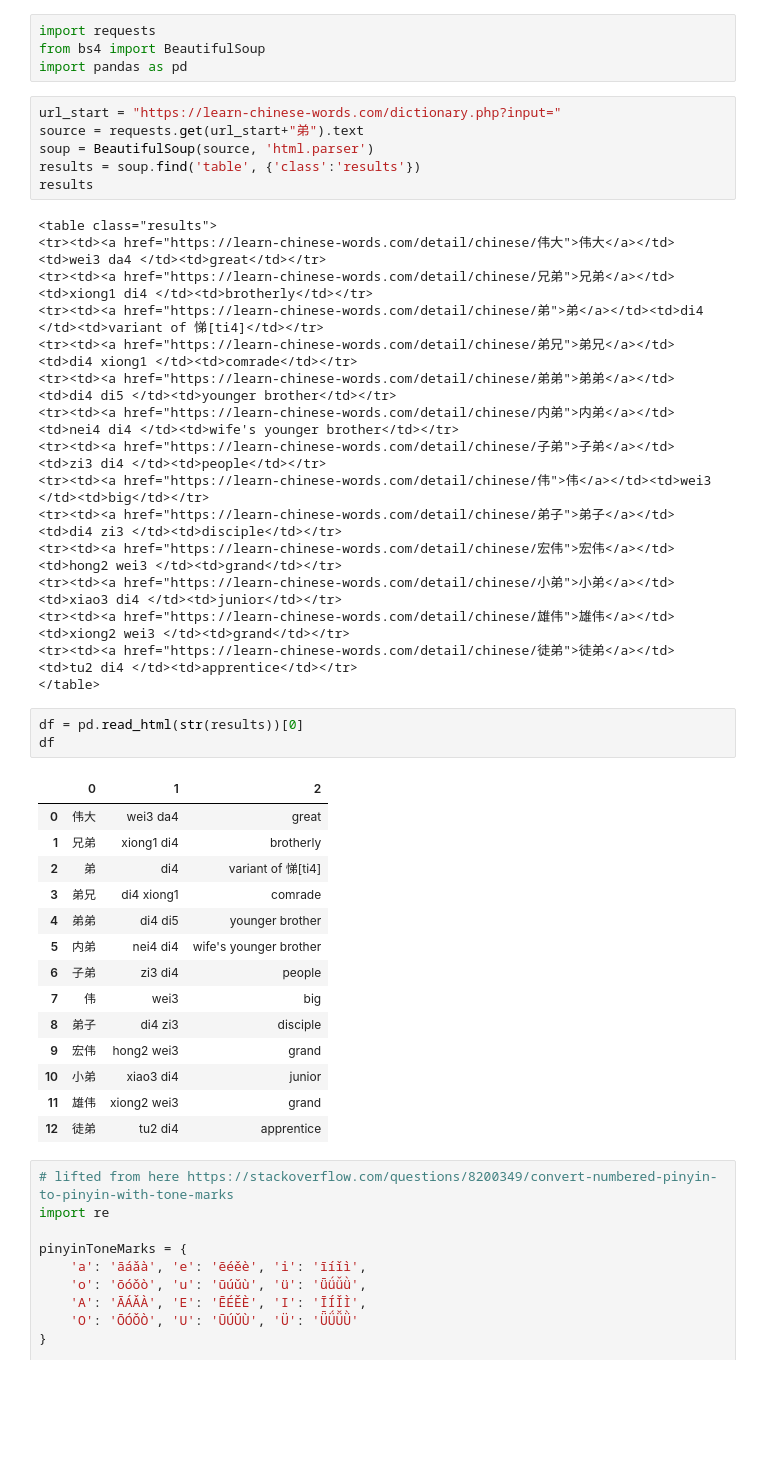
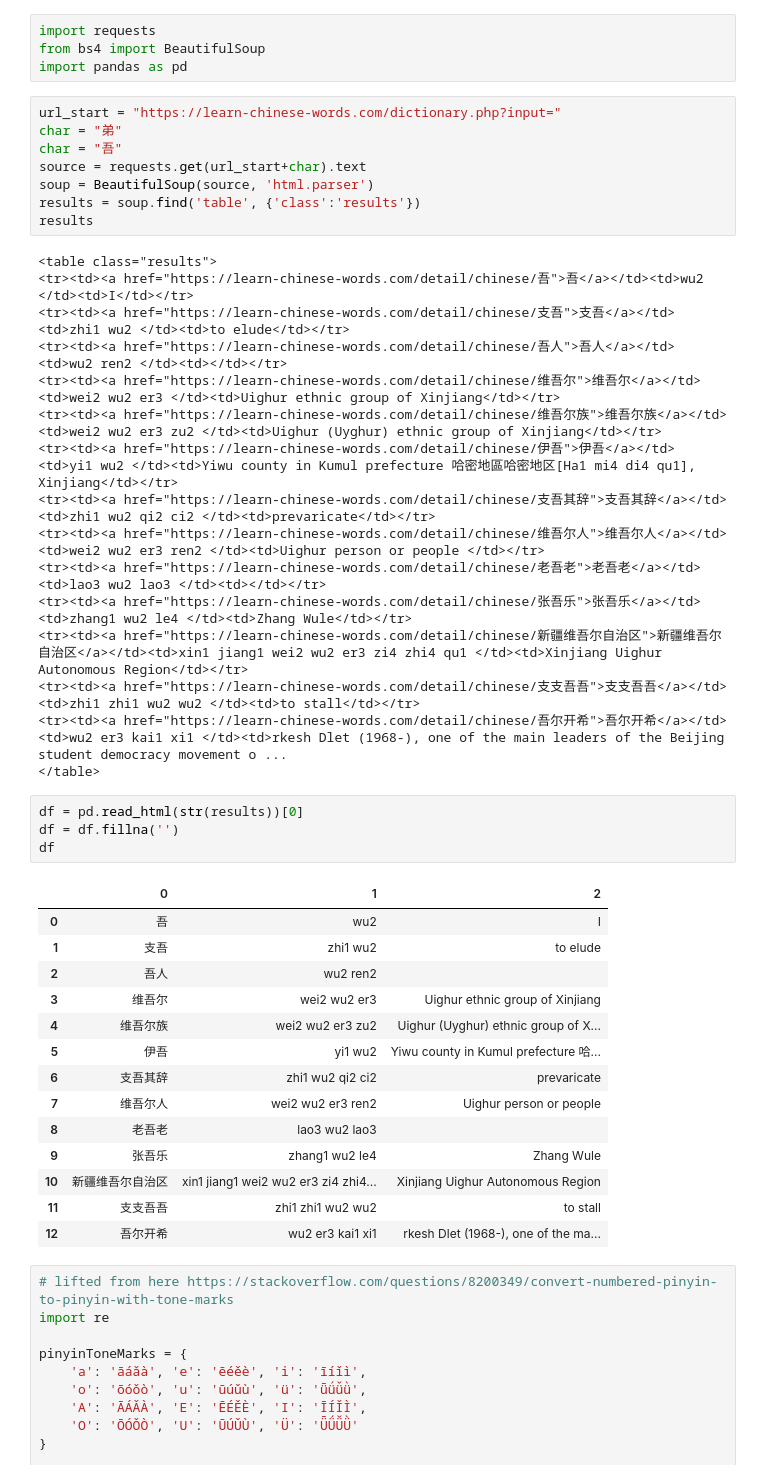
Before and after one commit to Tclack88/misc-analysis, a Jupyter notebook: mandarin_frequency_analysis/pinyin_conversion.ipynb, the cells around one changed output. Saved outputs shown, nothing was run; the diff lists cells and outputs as text; blank space fills up the shorter version.

```diff
--- a/mandarin_frequency_analysis/pinyin_conversion.ipynb
+++ b/mandarin_frequency_analysis/pinyin_conversion.ipynb
@@ -8,44 +8,47 @@ from bs4 import BeautifulSoup
 import pandas as pd
 # %%
 url_start = "https://learn-chinese-words.com/dictionary.php?input="
-source = requests.get(url_start+"弟").text
+char = "弟"
+char = "吾"
+source = requests.get(url_start+char).text
 soup = BeautifulSoup(source, 'html.parser')
 results = soup.find('table', {'class':'results'})
 results
 # %% [output]
 <table class="results">
-<tr><td><a href="https://learn-chinese-words.com/detail/chinese/伟大">伟大</a></td><td>wei3 da4 </td><td>great</td></tr>
-<tr><td><a href="https://learn-chinese-words.com/detail/chinese/兄弟">兄弟</a></td><td>xiong1 di4 </td><td>brotherly</td></tr>
-<tr><td><a href="https://learn-chinese-words.com/detail/chinese/弟">弟</a></td><td>di4 </td><td>variant of 悌[ti4]</td></tr>
-<tr><td><a href="https://learn-chinese-words.com/detail/chinese/弟兄">弟兄</a></td><td>di4 xiong1 </td><td>comrade</td></tr>
-<tr><td><a href="https://learn-chinese-words.com/detail/chinese/弟弟">弟弟</a></td><td>di4 di5 </td><td>younger brother</td></tr>
-<tr><td><a href="https://learn-chinese-words.com/detail/chinese/内弟">内弟</a></td><td>nei4 di4 </td><td>wife's younger brother</td></tr>
-<tr><td><a href="https://learn-chinese-words.com/detail/chinese/子弟">子弟</a></td><td>zi3 di4 </td><td>people</td></tr>
-<tr><td><a href="https://learn-chinese-words.com/detail/chinese/伟">伟</a></td><td>wei3 </td><td>big</td></tr>
-<tr><td><a href="https://learn-chinese-words.com/detail/chinese/弟子">弟子</a></td><td>di4 zi3 </td><td>disciple</td></tr>
-<tr><td><a href="https://learn-chinese-words.com/detail/chinese/宏伟">宏伟</a></td><td>hong2 wei3 </td><td>grand</td></tr>
-<tr><td><a href="https://learn-chinese-words.com/detail/chinese/小弟">小弟</a></td><td>xiao3 di4 </td><td>junior</td></tr>
-<tr><td><a href="https://learn-chinese-words.com/detail/chinese/雄伟">雄伟</a></td><td>xiong2 wei3 </td><td>grand</td></tr>
-<tr><td><a href="https://learn-chinese-words.com/detail/chinese/徒弟">徒弟</a></td><td>tu2 di4 </td><td>apprentice</td></tr>
+<tr><td><a href="https://learn-chinese-words.com/detail/chinese/吾">吾</a></td><td>wu2 </td><td>I</td></tr>
+<tr><td><a href="https://learn-chinese-words.com/detail/chinese/支吾">支吾</a></td><td>zhi1 wu2 </td><td>to elude</td></tr>
+<tr><td><a href="https://learn-chinese-words.com/detail/chinese/吾人">吾人</a></td><td>wu2 ren2 </td><td></td></tr>
+<tr><td><a href="https://learn-chinese-words.com/detail/chinese/维吾尔">维吾尔</a></td><td>wei2 wu2 er3 </td><td>Uighur ethnic group of Xinjiang</td></tr>
+<tr><td><a href="https://learn-chinese-words.com/detail/chinese/维吾尔族">维吾尔族</a></td><td>wei2 wu2 er3 zu2 </td><td>Uighur (Uyghur) ethnic group of Xinjiang</td></tr>
+<tr><td><a href="https://learn-chinese-words.com/detail/chinese/伊吾">伊吾</a></td><td>yi1 wu2 </td><td>Yiwu county in Kumul prefecture 哈密地區哈密地区[Ha1 mi4 di4 qu1], Xinjiang</td></tr>
+<tr><td><a href="https://learn-chinese-words.com/detail/chinese/支吾其辞">支吾其辞</a></td><td>zhi1 wu2 qi2 ci2 </td><td>prevaricate</td></tr>
+<tr><td><a href="https://learn-chinese-words.com/detail/chinese/维吾尔人">维吾尔人</a></td><td>wei2 wu2 er3 ren2 </td><td>Uighur person or people </td></tr>
+<tr><td><a href="https://learn-chinese-words.com/detail/chinese/老吾老">老吾老</a></td><td>lao3 wu2 lao3 </td><td></td></tr>
+<tr><td><a href="https://learn-chinese-words.com/detail/chinese/张吾乐">张吾乐</a></td><td>zhang1 wu2 le4 </td><td>Zhang Wule</td></tr>
+<tr><td><a href="https://learn-chinese-words.com/detail/chinese/新疆维吾尔自治区">新疆维吾尔自治区</a></td><td>xin1 jiang1 wei2 wu2 er3 zi4 zhi4 qu1 </td><td>Xinjiang Uighur Autonomous Region</td></tr>
+<tr><td><a href="https://learn-chinese-words.com/detail/chinese/支支吾吾">支支吾吾</a></td><td>zhi1 zhi1 wu2 wu2 </td><td>to stall</td></tr>
+<tr><td><a href="https://learn-chinese-words.com/detail/chinese/吾尔开希">吾尔开希</a></td><td>wu2 er3 kai1 xi1 </td><td>rkesh Dlet (1968-), one of the main leaders of the Beijing student democracy movement o ...
 </table>
 # %%
 df = pd.read_html(str(results))[0]
+df = df.fillna('')
 df
 # %% [output]
 |  | 0 | 1 | 2 |
-| 0 | 伟大 | wei3 da4 | great |
-| 1 | 兄弟 | xiong1 di4 | brotherly |
-| 2 | 弟 | di4 | variant of 悌[ti4] |
-| 3 | 弟兄 | di4 xiong1 | comrade |
-| 4 | 弟弟 | di4 di5 | younger brother |
-| 5 | 内弟 | nei4 di4 | wife's younger brother |
-| 6 | 子弟 | zi3 di4 | people |
-| 7 | 伟 | wei3 | big |
-| 8 | 弟子 | di4 zi3 | disciple |
-| 9 | 宏伟 | hong2 wei3 | grand |
-| 10 | 小弟 | xiao3 di4 | junior |
-| 11 | 雄伟 | xiong2 wei3 | grand |
-| 12 | 徒弟 | tu2 di4 | apprentice |
+| 0 | 吾 | wu2 | I |
+| 1 | 支吾 | zhi1 wu2 | to elude |
+| 2 | 吾人 | wu2 ren2 |  |
+| 3 | 维吾尔 | wei2 wu2 er3 | Uighur ethnic group of Xinjiang |
+| 4 | 维吾尔族 | wei2 wu2 er3 zu2 | Uighur (Uyghur) ethnic group of X... |
+| 5 | 伊吾 | yi1 wu2 | Yiwu county in Kumul prefecture 哈... |
+| 6 | 支吾其辞 | zhi1 wu2 qi2 ci2 | prevaricate |
+| 7 | 维吾尔人 | wei2 wu2 er3 ren2 | Uighur person or people |
+| 8 | 老吾老 | lao3 wu2 lao3 |  |
+| 9 | 张吾乐 | zhang1 wu2 le4 | Zhang Wule |
+| 10 | 新疆维吾尔自治区 | xin1 jiang1 wei2 wu2 er3 zi4 zhi4... | Xinjiang Uighur Autonomous Region |
+| 11 | 支支吾吾 | zhi1 zhi1 wu2 wu2 | to stall |
+| 12 | 吾尔开希 | wu2 er3 kai1 xi1 | rkesh Dlet (1968-), one of the ma... |
 # %%
 # lifted from here https://stackoverflow.com/questions/8200349/convert-numbered-pinyin-to-pinyin-with-tone-marks
 import re
```
Also changed, not shown: parts of 10 cells of this notebook.
